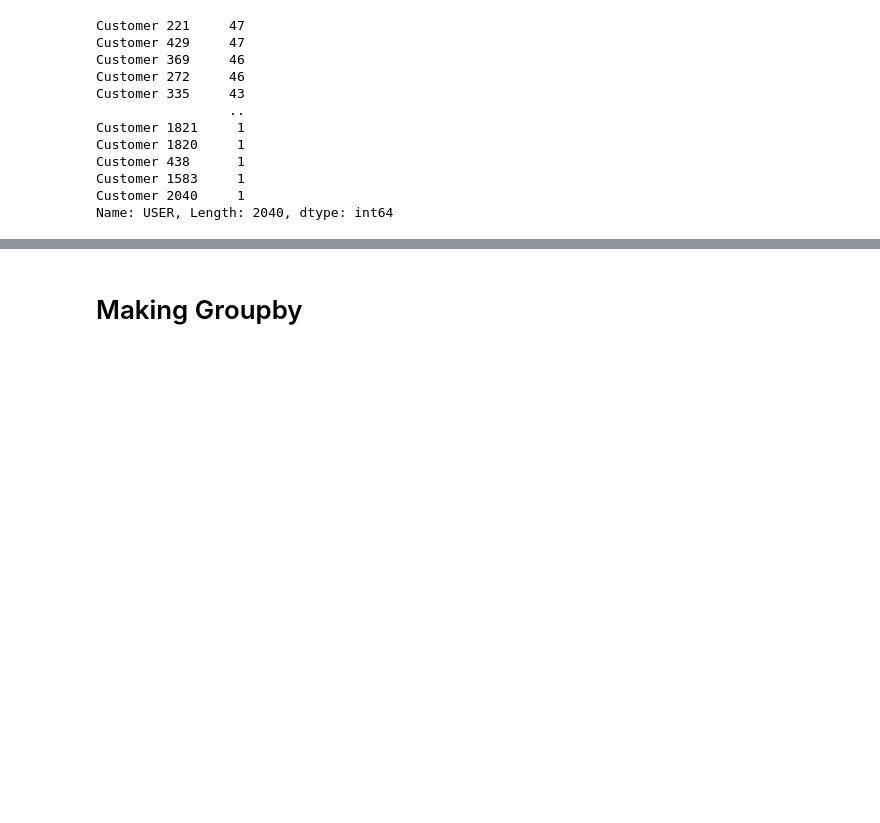
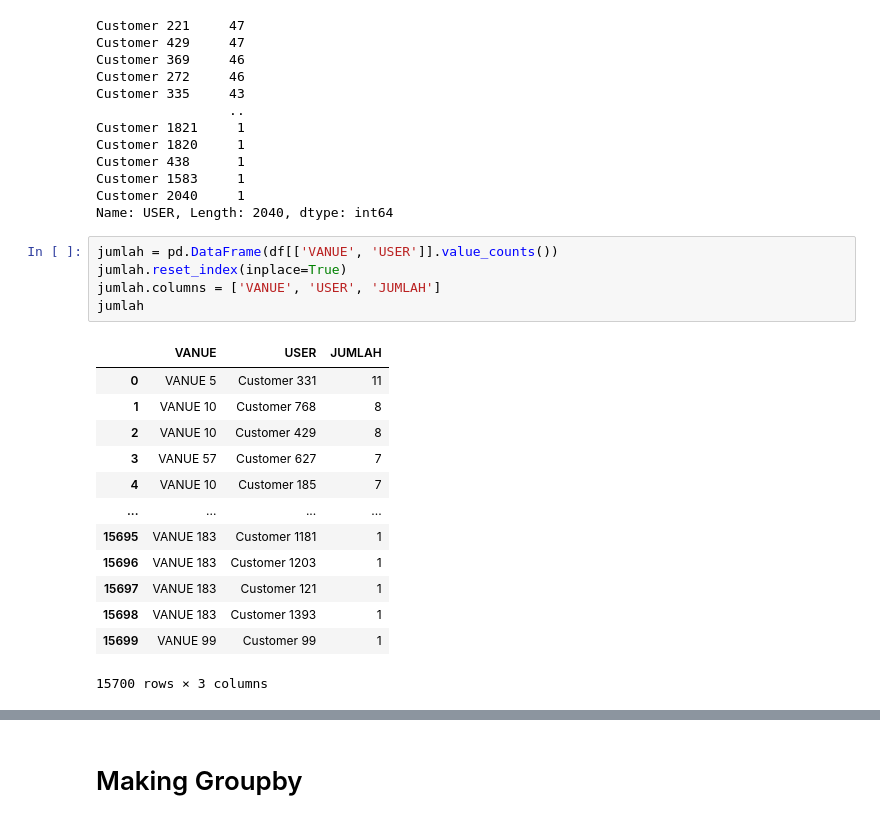
Before and after one commit to FransiscoReadyPermana/Food-Delivery, a Jupyter notebook: python/1.ipynb, the cells around one changed output, grey strips where cells are left out. Cells and saved outputs as stored; diff of their text form; blank space fills up the shorter version.

```diff
--- a/python/1.ipynb
+++ b/python/1.ipynb
@@ -216,3 +216,22 @@ Customer 438      1
 Customer 1583     1
 Customer 2040     1
 Name: USER, Length: 2040, dtype: int64
+# %%
+jumlah = pd.DataFrame(df[['VANUE', 'USER']].value_counts())
+jumlah.reset_index(inplace=True)
+jumlah.columns = ['VANUE', 'USER', 'JUMLAH']
+jumlah
+# %% [output]
+|  | VANUE | USER | JUMLAH |
+| 0 | VANUE 5 | Customer 331 | 11 |
+| 1 | VANUE 10 | Customer 768 | 8 |
+| 2 | VANUE 10 | Customer 429 | 8 |
+| 3 | VANUE 57 | Customer 627 | 7 |
+| 4 | VANUE 10 | Customer 185 | 7 |
+| ... | ... | ... | ... |
+| 15695 | VANUE 183 | Customer 1181 | 1 |
+| 15696 | VANUE 183 | Customer 1203 | 1 |
+| 15697 | VANUE 183 | Customer 121 | 1 |
+| 15698 | VANUE 183 | Customer 1393 | 1 |
+| 15699 | VANUE 99 | Customer 99 | 1 |
+15700 rows × 3 columns
```
Also changed, not shown: parts of 2 cells of this notebook, 1 other file.
